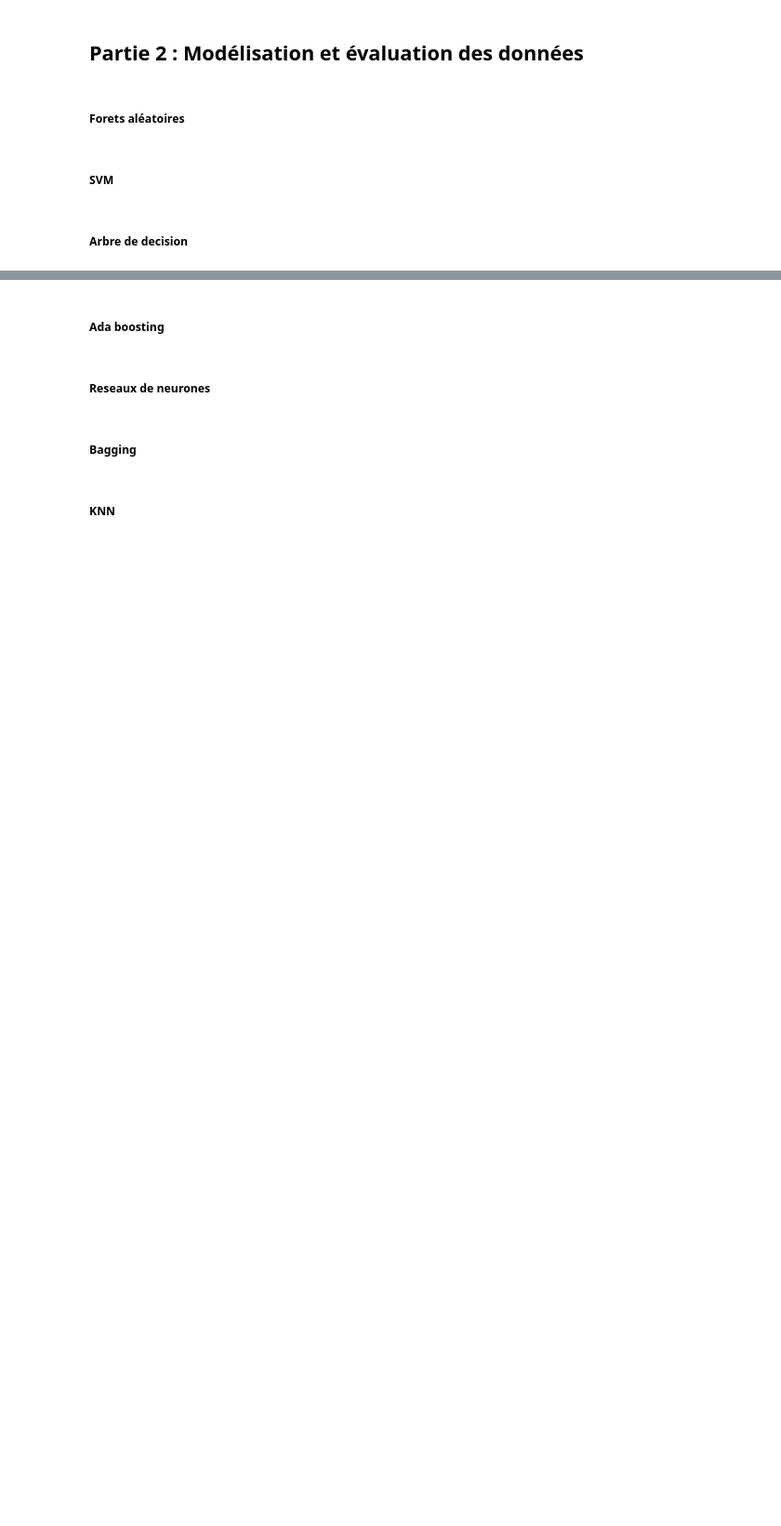
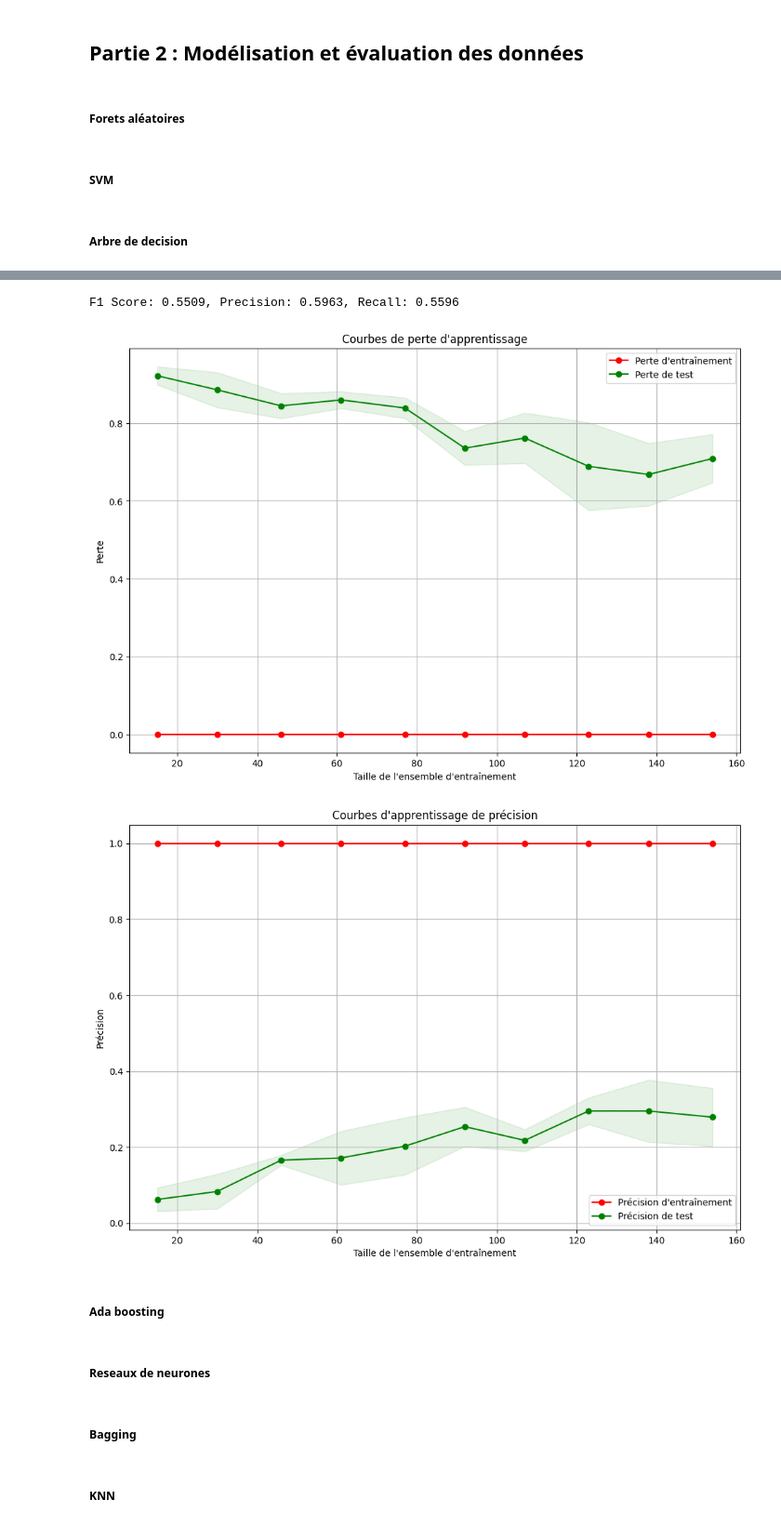
Before and after one commit to mazen-bh/Projet_IFT_712, a Jupyter notebook: main.ipynb, the cells around one changed output, grey strips where cells are left out. Shown: that part at 93% size. Saved outputs shown, nothing was run; the diff lists cells and outputs as text; code cells hidden in the pictures; blank space fills up the shorter version.

```diff
--- a/main.ipynb
+++ b/main.ipynb
@@ -109,12 +93,17 @@ KeyboardInterrupt:
 # %%
 evaluation_dt = Evaluation(Arbre_de_decision_model.dt_classifier, Arbre_de_decision_model.x_test, Arbre_de_decision_model.y_test,Arbre_de_decision_model.x_train,Arbre_de_decision_model.y_train)
 f1, precision, recall = evaluation_dt.calculate_metrics(Arbre_de_decision_model.y_test, Arbre_de_decision_model.prediction())
 print(f"F1 Score: {f1:.4f}, Precision: {precision:.4f}, Recall: {recall:.4f}")
 # evaluation_dt.plt_roc_curve()
 # evaluation_dt.plt_confusion_matrix()
 # evaluation_dt.generate_classification_report()
 train_sizes = np.linspace(0.1, 1.0, 10)
-evaluation_dt.plot_learning_curves(train_sizes=train_sizes, scoring='accuracy')
+evaluation_dt.plot_learning_curves_loss(train_sizes=train_sizes)
+evaluation_dt.plot_learning_curves_accuracy(train_sizes=train_sizes)
+# %% [output]
+F1 Score: 0.5509, Precision: 0.5963, Recall: 0.5596
+[figure, added]
+[figure, added]
 # %% [markdown]
 ##### Ada boosting
 # %%
```
Also changed, not shown: parts of 4 cells of this notebook, 2 other files.
